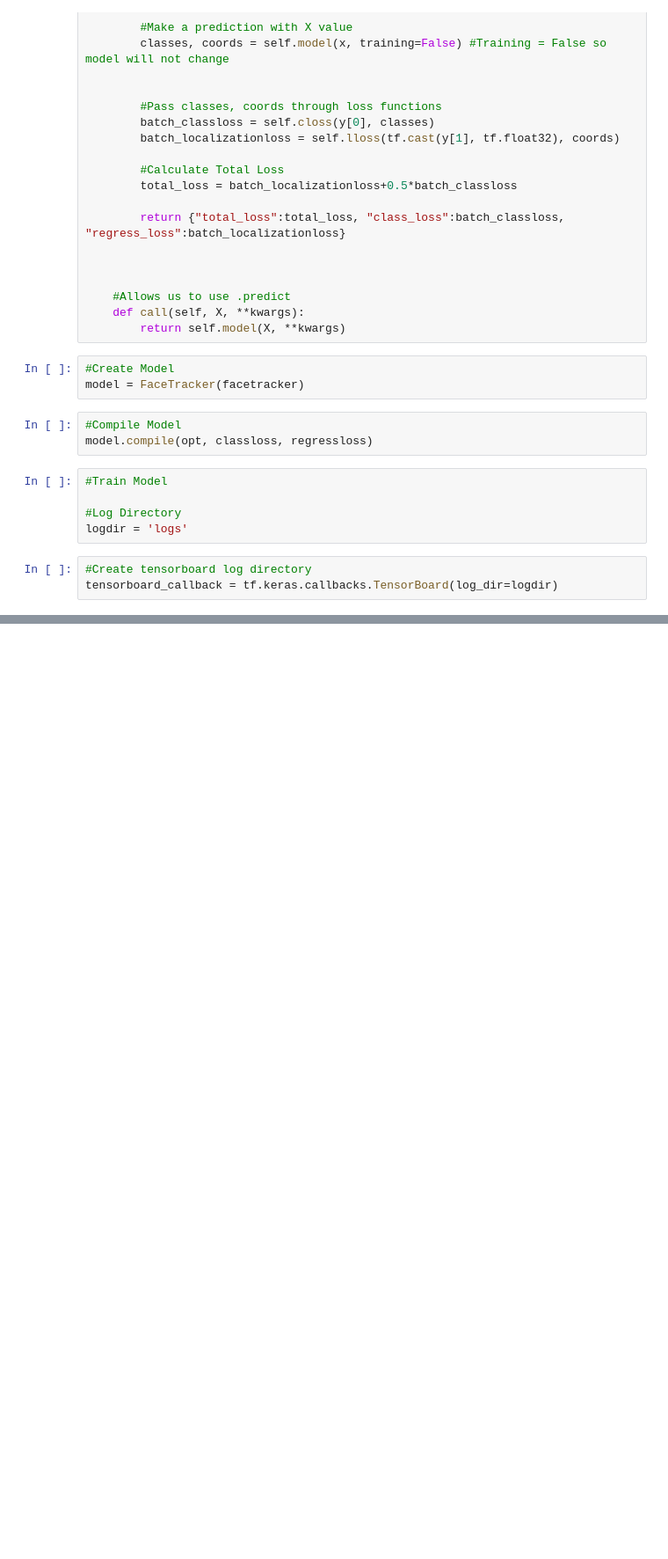
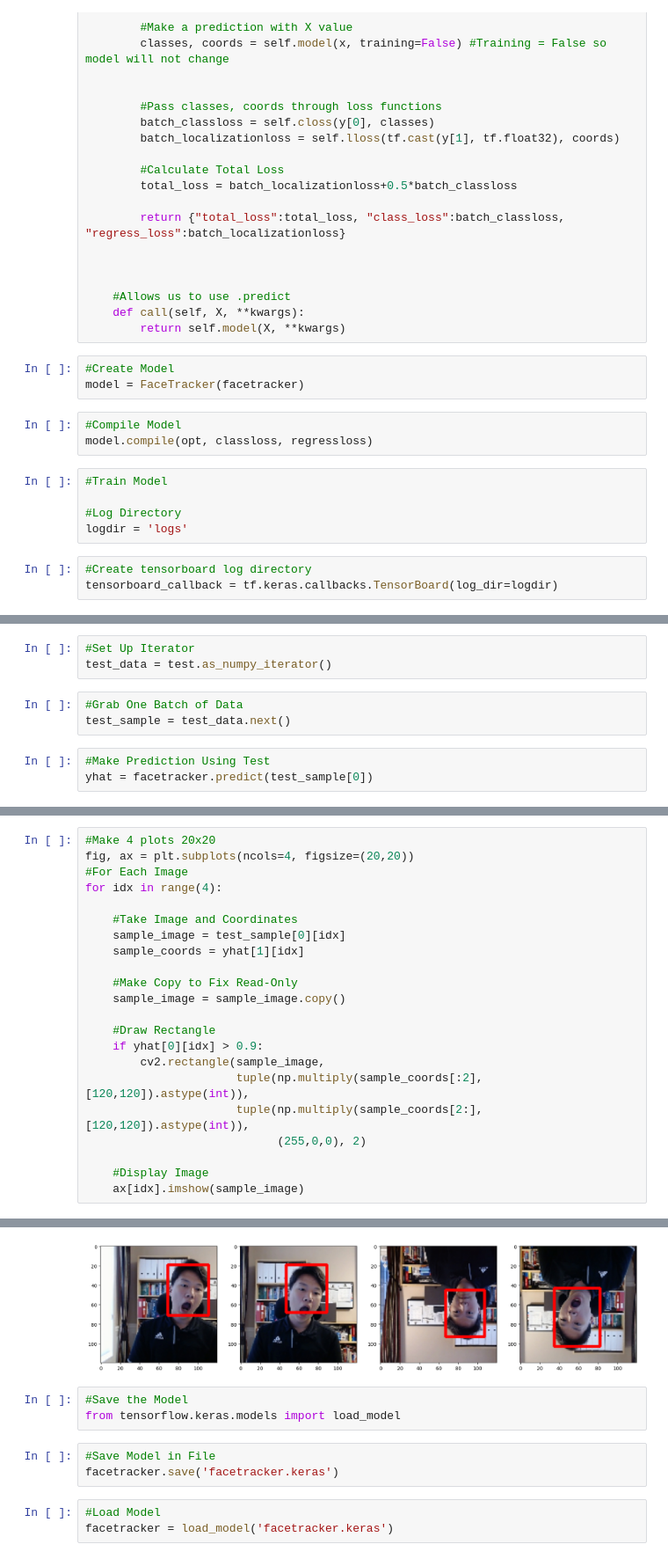
Before and after one commit to coherentboi/Face-Detection-Model, a Jupyter notebook: FaceDetection.ipynb, the cells around one changed output, grey strips where cells are left out. Shown at 88% size. Saved outputs shown, nothing was run; the diff lists cells and outputs as text; blank space fills up the shorter version.

Commit message:
Algorithm Done, Keras File Downloaded

```diff
--- a/FaceDetection.ipynb
+++ b/FaceDetection.ipynb
@@ -743,0 +773,9 @@ ValueError: Cannot take the length of shape with unknown rank.
+# %%
+#Set Up Iterator
+test_data = test.as_numpy_iterator()
+# %%
+#Grab One Batch of Data
+test_sample = test_data.next()
+# %%
+#Make Prediction Using Test
+yhat = facetracker.predict(test_sample[0])
@@ -743,0 +784,23 @@ ValueError: Cannot take the length of shape with unknown rank.
+# %%
+#Make 4 plots 20x20
+fig, ax = plt.subplots(ncols=4, figsize=(20,20))
+#For Each Image
+for idx in range(4):
+
+    #Take Image and Coordinates
+    sample_image = test_sample[0][idx]
+    sample_coords = yhat[1][idx]
+
+    #Make Copy to Fix Read-Only
+    sample_image = sample_image.copy()
+
+    #Draw Rectangle
+    if yhat[0][idx] > 0.9:
+        cv2.rectangle(sample_image,
+                      tuple(np.multiply(sample_coords[:2], [120,120]).astype(int)),
+                      tuple(np.multiply(sample_coords[2:], [120,120]).astype(int)),
+                            (255,0,0), 2)
+
+    #Display Image
+    ax[idx].imshow(sample_image)
+# %% [output]
@@ -743,0 +811,10 @@ ValueError: Cannot take the length of shape with unknown rank.
+[figure, added]
+# %%
+#Save the Model
+from tensorflow.keras.models import load_model
+# %%
+#Save Model in File
+facetracker.save('facetracker.keras')
+# %%
+#Load Model
+facetracker = load_model('facetracker.keras')
```
Also changed, not shown: parts of 27 cells of this notebook, 1 other file.
